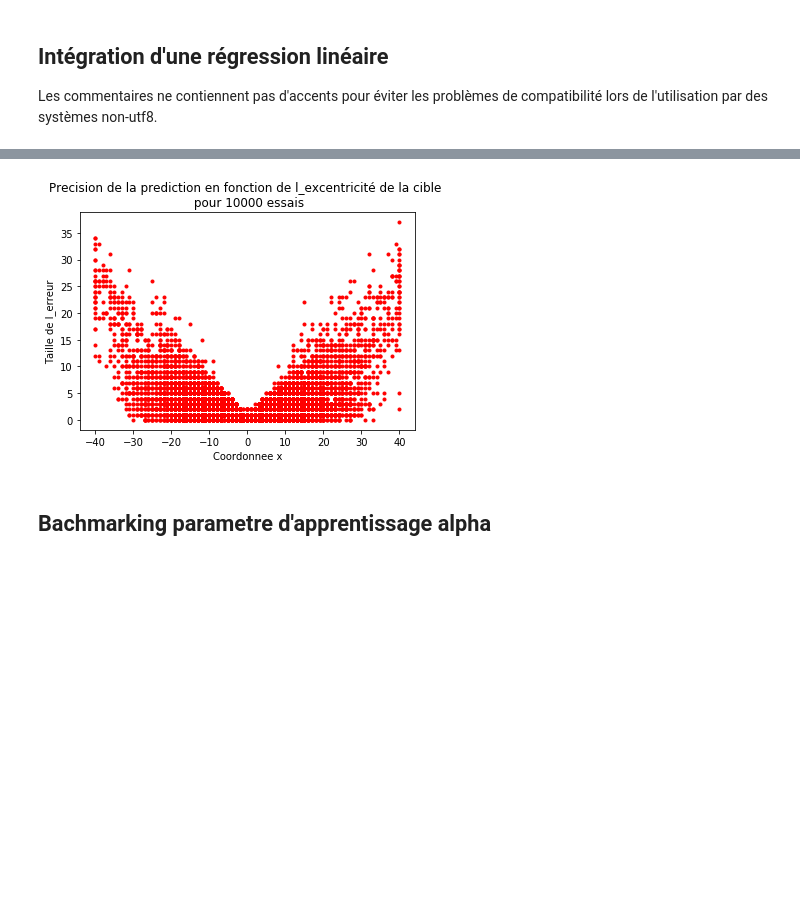
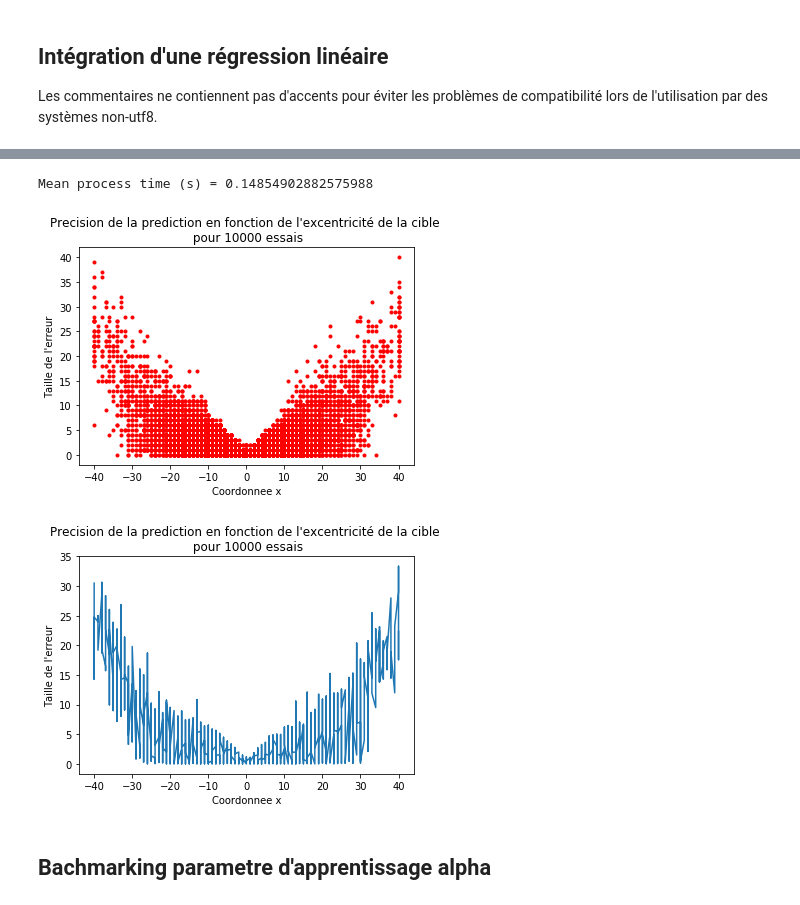
Before and after one commit to pierrealbiges/ActiveVision, a Jupyter notebook: Notebooks/Waveimage-tensorflow-pow3-encoding_P3ver.ipynb, the cells around one changed output, grey strips where cells are left out. Cells and saved outputs as stored; diff of their text form; code cells hidden in the pictures; blank space fills up the shorter version.

Commit message:
Graphiques plus clairs

```diff
--- a/Notebooks/Waveimage-tensorflow-pow3-encoding_P3ver.ipynb
+++ b/Notebooks/Waveimage-tensorflow-pow3-encoding_P3ver.ipynb
@@ -500,39 +500,64 @@ theta_y0 initial =
 # %%
 ### Phase de test
-test_size = 100 # taille de l'echantillon de test
+test_size = 10000 # taille de l'echantillon de test
 test_batch = mnist.test.next_batch(test_size)
 graph1 = []
+time_process = []
 
 for x in test_batch[0]:
+    time_start = time.time()
     i_offset, j_offset = minmax(int(np.random.randn() * 15), 40), minmax(int(np.random.randn() * 15), 40)
     v, w = generate_vector_data_with_offset_from_x(x, i_offset, j_offset)
 
     i_hat = int(np.dot(v, values[0])) # i_hat correspond au y0 predit par le modele
     j_hat = int(np.dot(v, values[1])) # j_hat correspond au y1 predit par le modele
 
     pred_error_y0 = (i_offset - i_hat)
     pred_error_y1 = (j_offset - j_hat)
 
     graph1 += [(i_offset, pred_error_y0)]
+
+    time_process += [time.time() - time_start]
+
+time_process = sum(time_process) / len(time_process) ; print('Mean process time (s) =', time_process)
 
 ### Graphiques
 
 ## Taille de l'erreur en fonction de la distance de l'objet par rapport au centre
 
 def getKey(item):
     return item[0]
 
 sorted_graph1 = sorted(graph1, key=getKey)
 
 for w in range(test_size):
     plt.plot(sorted_graph1[w][0], abs(sorted_graph1[w][1]), 'r.')
 
-plt.xlabel('Coordonnee x') ; plt.ylabel('Taille de l_erreur')
-plt.title('Precision de la prediction en fonction de l_excentricité de la cible \n pour 10000 essais')
-plt.savefig('precision_prediction_100', format='pdf')
+plt.xlabel('Coordonnee x') ; plt.ylabel("Taille de l'erreur")
+plt.title("Precision de la prediction en fonction de l'excentricité de la cible \n pour 10000 essais")
+plt.savefig('precision_prediction_points.pdf')
 plt.show()
+
+Abs, Ord = [], []
+for w in range(test_size):
+    Abs += [sorted_graph1[w][0]]
+    Ord += [sorted_graph1[w][1]]
+for w in range(test_size):
+    if w < test_size-1:
+        if Abs[w] == Abs[w+1]:
+            mean_ord = (Ord[w]+Ord[w+1])/2
+            Ord[w], Ord[w+1] = mean_ord, mean_ord
+    Ord[w] = abs(Ord[w])
+
+plt.plot(Abs, Ord)
+plt.xlabel('Coordonnee x') ; plt.ylabel("Taille de l'erreur")
+plt.title("Precision de la prediction en fonction de l'excentricité de la cible \n pour 10000 essais")
+plt.savefig('precision_prediction_line.pdf')
+plt.show()
 # %% [output]
+Mean process time (s) = 0.14854902882575988
-[figure, old version]
+[figure, new version]
+[figure, added]
 # %% [markdown]
 ## Bachmarking parametre d'apprentissage alpha
 # %%
```
Also changed, not shown: parts of 2 cells of this notebook, 2 other files.
